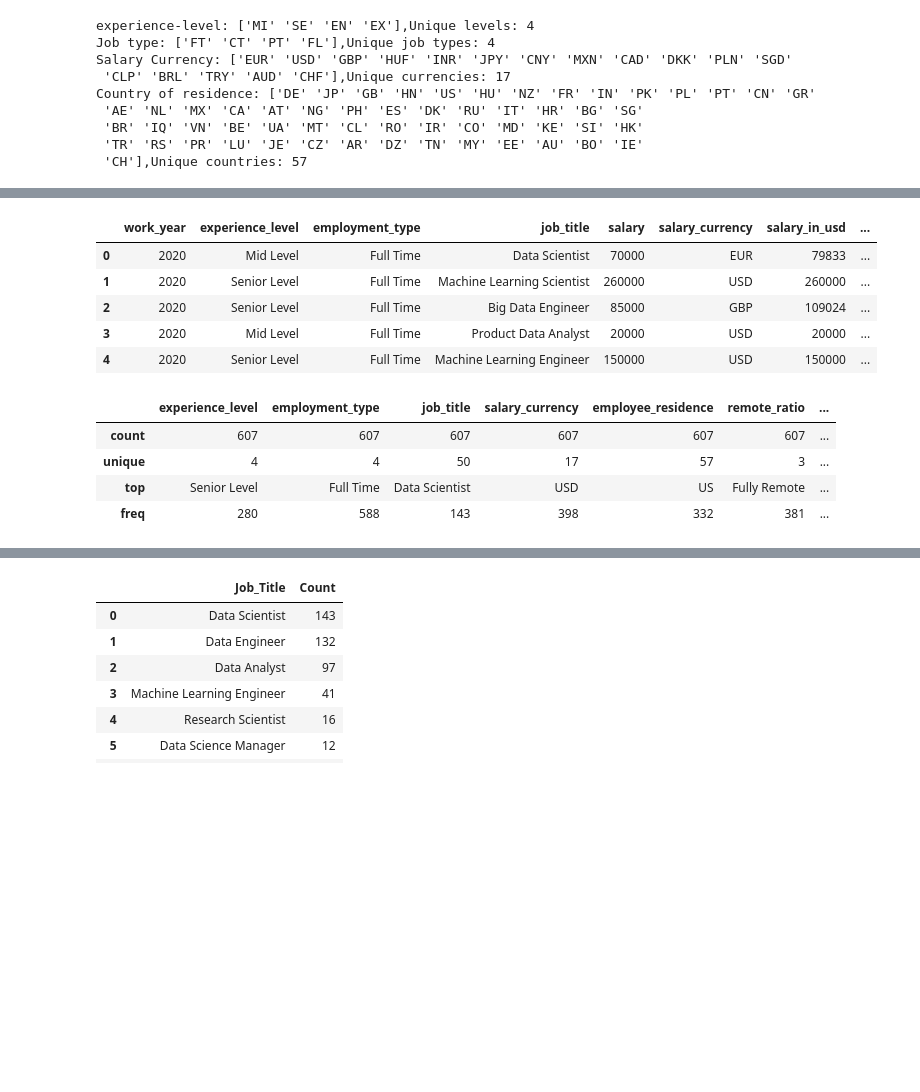
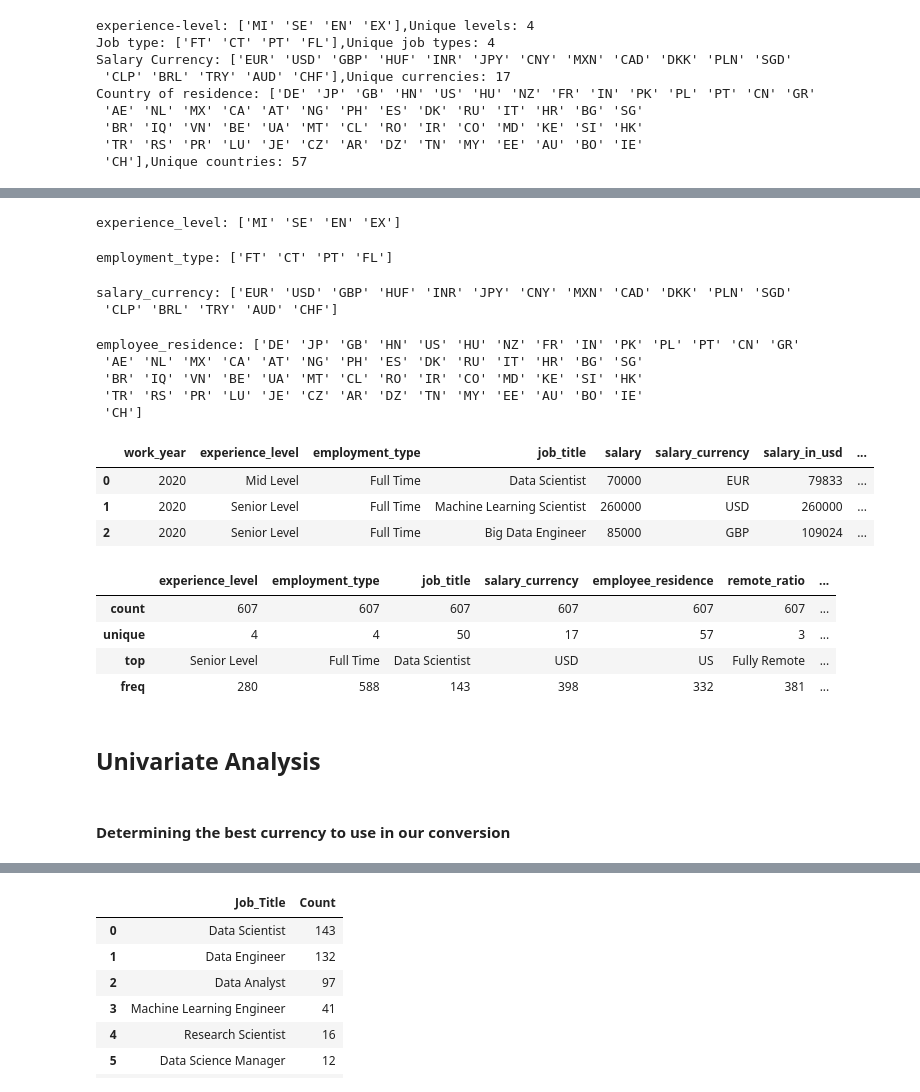
Before and after one commit to ed-gar-k/Phase-2-project, a Jupyter notebook: Untitled.ipynb, the cells around one changed output, grey strips where cells are left out. Saved outputs shown, nothing was run; the diff lists cells and outputs as text; code cells hidden in the pictures; blank space fills up the shorter version.

```diff
--- a/Untitled.ipynb
+++ b/Untitled.ipynb
@@ -24,7 +30,7 @@ KenyaData Insights, a cutting-edge data firm in Kenya, is about to debut with a
 # %% [markdown]
 The goal of the study is to better understand the complex relationships that exist within the data and machine learning business. Specifically, the study will look at how job features, compensation structures, and the dynamics of remote work interact with one another.
 # %%
-# importing the relevant libraries
+#import the necessary libarries
 import pandas as pd
 import numpy as np
 import math
@@ -44,6 +50,9 @@ from sklearn.preprocessing import StandardScaler
 import warnings
 from matplotlib.lines import Line2D
 warnings.filterwarnings('ignore')
+
+#read csv file
+data = pd.read_csv("ds_salaries.csv",index_col=0)
 # %%
 ds = pd.read_csv("ds_salaries.csv",index_col=0)
 ds.head()
@@ -124,16 +181,45 @@ Country of residence: ['DE' 'JP' 'GB' 'HN' 'US' 'HU' 'NZ' 'FR' 'IN' 'PK' 'PL' 'P
+# %%
+#define function to find unique values in columns
+def col_unique_values(data, column_name):
+    unique_values = data[column_name].unique()
+    print(f"{column_name}: {unique_values}")
+
+col_unique_values(data, 'experience_level')
+# %% [output]
+experience_level: ['MI' 'SE' 'EN' 'EX']
+# %%
+#unique employment
+col_unique_values(data, 'employment_type')
+# %% [output]
+employment_type: ['FT' 'CT' 'PT' 'FL']
+# %%
+#unique salary currencies and counts
+col_unique_values(data, 'salary_currency')
+# %% [output]
+salary_currency: ['EUR' 'USD' 'GBP' 'HUF' 'INR' 'JPY' 'CNY' 'MXN' 'CAD' 'DKK' 'PLN' 'SGD'
+ 'CLP' 'BRL' 'TRY' 'AUD' 'CHF']
+# %%
+#unique countries anc counts
+col_unique_values(data, 'employee_residence')
+# %% [output]
+employee_residence: ['DE' 'JP' 'GB' 'HN' 'US' 'HU' 'NZ' 'FR' 'IN' 'PK' 'PL' 'PT' 'CN' 'GR'
+ 'AE' 'NL' 'MX' 'CA' 'AT' 'NG' 'PH' 'ES' 'DK' 'RU' 'IT' 'HR' 'BG' 'SG'
+ 'BR' 'IQ' 'VN' 'BE' 'UA' 'MT' 'CL' 'RO' 'IR' 'CO' 'MD' 'KE' 'SI' 'HK'
+ 'TR' 'RS' 'PR' 'LU' 'JE' 'CZ' 'AR' 'DZ' 'TN' 'MY' 'EE' 'AU' 'BO' 'IE'
+ 'CH']
 # %%
-ds["experience_level"].replace({"EN":"Entry Level","MI":"Mid Level","EX":"Expert Level","SE":"Senior Level"},inplace=True)
-ds["employment_type"].replace({"PT":"Part Time","FT":"Full Time","CT":"Contractual","FL":"Freelance"},inplace=True)
-ds["company_size"].replace({"M":"Medium","L":"Large","S":"Small"},inplace=True)
-ds["remote_ratio"].replace({100:"Fully Remote",0:"Non Remote Work",50:"Partially Remote"},inplace=True)
-ds.head()
+#changing the data(abbreviations) in columns to be a more readable form i.e FT to full time, En to entry level
+data["experience_level"].replace({"EN":"Entry Level","MI":"Mid Level","EX":"Expert Level","SE":"Senior Level"},inplace=True)
+data["employment_type"].replace({"PT":"Part Time","FT":"Full Time","CT":"Contractual","FL":"Freelance"},inplace=True)
+data["company_size"].replace({"M":"Medium","L":"Large","S":"Small"},inplace=True)
+data["remote_ratio"].replace({100:"Fully Remote",0:"Non Remote Work",50:"Partially Remote"},inplace=True)
+#display table
+data.head(3)
 # %% [output]
 |  | work_year | experience_level | employment_type | job_title | salary | salary_currency | salary_in_usd | ... |
 | 0 | 2020 | Mid Level | Full Time | Data Scientist | 70000 | EUR | 79833 | ... |
 | 1 | 2020 | Senior Level | Full Time | Machine Learning Scientist | 260000 | USD | 260000 | ... |
 | 2 | 2020 | Senior Level | Full Time | Big Data Engineer | 85000 | GBP | 109024 | ... |
-| 3 | 2020 | Mid Level | Full Time | Product Data Analyst | 20000 | USD | 20000 | ... |
-| 4 | 2020 | Senior Level | Full Time | Machine Learning Engineer | 150000 | USD | 150000 | ... |
 # %%
 ds.describe(include=object)
 # %% [output]
@@ -142,3 +228,7 @@ ds.describe(include=object)
 | unique | 4 | 4 | 50 | 17 | 57 | 3 | ... |
 | top | Senior Level | Full Time | Data Scientist | USD | US | Fully Remote | ... |
 | freq | 280 | 588 | 143 | 398 | 332 | 381 | ... |
+# %% [markdown]
+## Univariate Analysis
+# %% [markdown]
+#### Determining the best currency to use in our conversion
```
Also changed, not shown: parts of 63 cells of this notebook.
